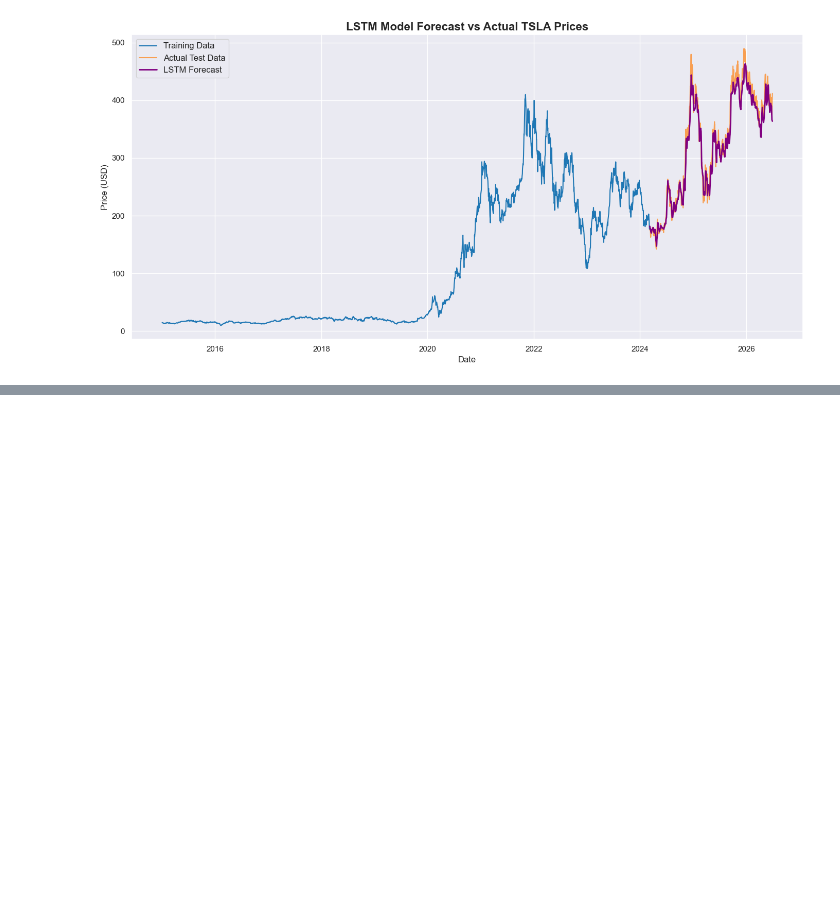
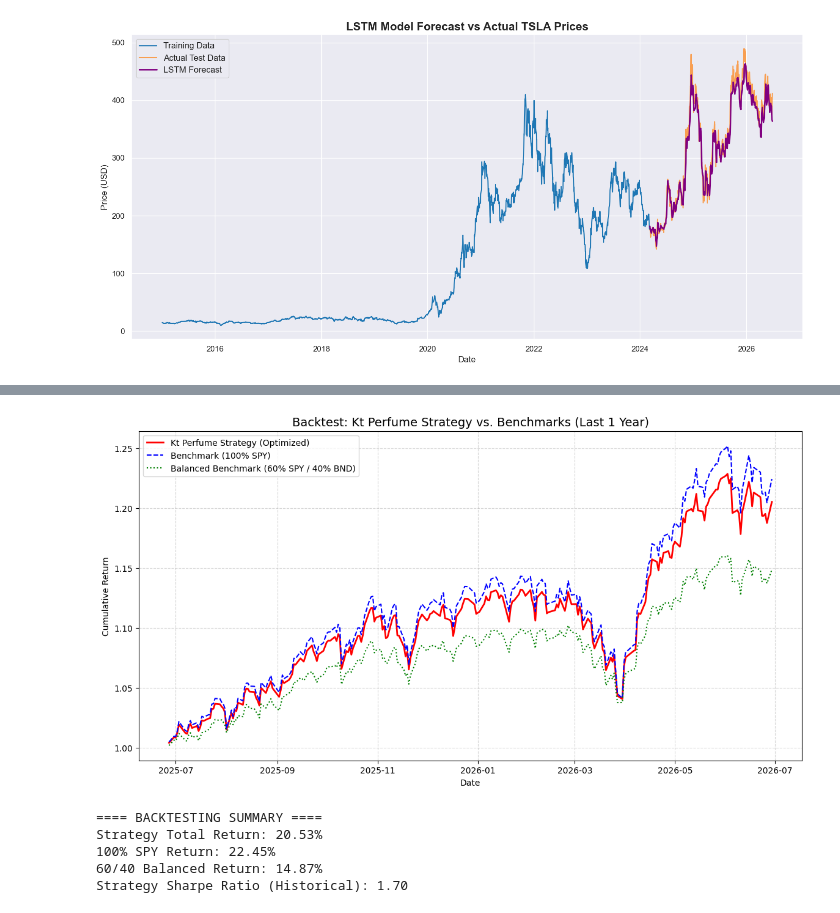
Before and after one commit to KetimTesfaye/portfolio-optimization, a Jupyter notebook: notebooks/02_time_series_forecasting.ipynb, the cells around one changed output, grey strips where cells are left out. Saved outputs shown, nothing was run; the diff lists cells and outputs as text; code cells hidden in the pictures; blank space fills up the shorter version.

```diff
--- a/notebooks/02_time_series_forecasting.ipynb
+++ b/notebooks/02_time_series_forecasting.ipynb
@@ -1146,0 +2054,78 @@ Result: The LSTM deep learning model outperformed the ARIMA model, exhibiting a
+# %%
+import numpy as np
+import pandas as pd
+from scipy.optimize import minimize
+import matplotlib.pyplot as plt
+import os
+
+# --- DATA LOADING ---
+try:
+    # Load historical returns and forecast
+    df_prices = pd.read_csv('../data/processed/asset_prices.csv', index_col=0, parse_dates=True)
+    df_returns_cleaned = df_prices.pct_change().dropna()
+    forecast_path = '../data/processed/asset_returns.csv'
+    if not os.path.exists(forecast_path):
+        raise FileNotFoundError(f"Could not find {forecast_path}")
+    lstm_forecast_series = pd.read_csv(forecast_path, index_col=0).iloc[:, 0]
+except Exception as e:
+    print(f"Error loading data: {e}")
+    exit()
+
+# 1. Prepare Expected Returns & Covariance
+hist_returns = df_returns_cleaned.mean() * 252
+lstm_annualized_return = (lstm_forecast_series.pct_change().mean()) * 252
+expected_returns = pd.Series({'TSLA': lstm_annualized_return, 'SPY': hist_returns['SPY'], 'BND': hist_returns['BND']})
+cov_matrix = df_returns_cleaned[['TSLA', 'SPY', 'BND']].cov() * 252
+
+# 2. Portfolio Functions
+def portfolio_performance(weights, returns, cov_matrix):
+    port_return = np.sum(returns * weights)
+    port_vol = np.sqrt(np.dot(weights.T, np.dot(cov_matrix, weights)))
+    return port_return, port_vol
+
+# 3. Optimization (Tangency Portfolio)
+cons = ({'type': 'eq', 'fun': lambda x: np.sum(x) - 1})
+bounds = [(0.1, 1.0), (0.0, 1.0), (0.0, 1.0)]
+def neg_sharpe(w): return -portfolio_performance(w, expected_returns, cov_matrix)[0] / portfolio_performance(w, expected_returns, cov_matrix)[1]
+max_sharpe = minimize(neg_sharpe, [0.33, 0.33, 0.33], bounds=bounds, constraints=cons)
+optimal_weights = max_sharpe.x
+
+# 4. Backtesting (Last 252 trading days)
+backtest_data = df_returns_cleaned.iloc[-252:]
+
+# Kt Perfume Strategy
+portfolio_returns = backtest_data.dot(optimal_weights)
+# Benchmark 1: 100% SPY
+spy_benchmark = backtest_data['SPY']
+# Benchmark 2: Balanced 60/40 (SPY/BND)
+balanced_benchmark = backtest_data[['SPY', 'BND']].dot([0.6, 0.4])
+
+portfolio_cum_ret = (1 + portfolio_returns).cumprod()
+spy_cum_ret = (1 + spy_benchmark).cumprod()
+balanced_cum_ret = (1 + balanced_benchmark).cumprod()
+
+# 5. Visualization
+plt.figure(figsize=(14, 7))
+plt.plot(portfolio_cum_ret.index, portfolio_cum_ret, label='Kt Perfume Strategy (Optimized)', color='red', linewidth=2)
+plt.plot(spy_cum_ret.index, spy_cum_ret, label='Benchmark (100% SPY)', color='blue', linestyle='--', linewidth=1.5)
+plt.plot(balanced_cum_ret.index, balanced_cum_ret, label='Balanced Benchmark (60% SPY / 40% BND)', color='green', linestyle=':', linewidth=1.5)
+plt.title('Backtest: Kt Perfume Strategy vs. Benchmarks (Last 1 Year)', fontsize=14)
+plt.xlabel('Date')
+plt.ylabel('Cumulative Return')
+plt.legend()
+plt.grid(True, linestyle='--', alpha=0.5)
+plt.show()
+
+# Summary Metrics
+print("==== BACKTESTING SUMMARY ====")
+print(f"Strategy Total Return: {(portfolio_cum_ret.iloc[-1]-1):.2%}")
+print(f"100% SPY Return: {(spy_cum_ret.iloc[-1]-1):.2%}")
+print(f"60/40 Balanced Return: {(balanced_cum_ret.iloc[-1]-1):.2%}")
+print(f"Strategy Sharpe Ratio (Historical): {(portfolio_returns.mean()/portfolio_returns.std() * np.sqrt(252)):.2f}")
+# %% [output]
+[figure, added]
+==== BACKTESTING SUMMARY ====
+Strategy Total Return: 20.53%
+100% SPY Return: 22.45%
+60/40 Balanced Return: 14.87%
+Strategy Sharpe Ratio (Historical): 1.70
```
Also changed, not shown: parts of 12 cells of this notebook.
